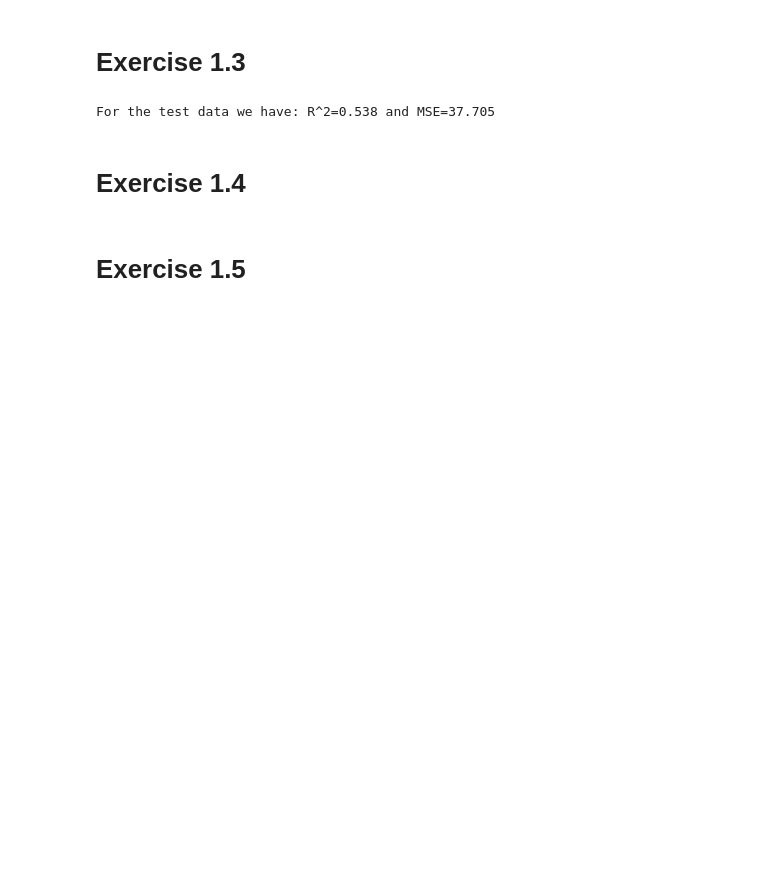
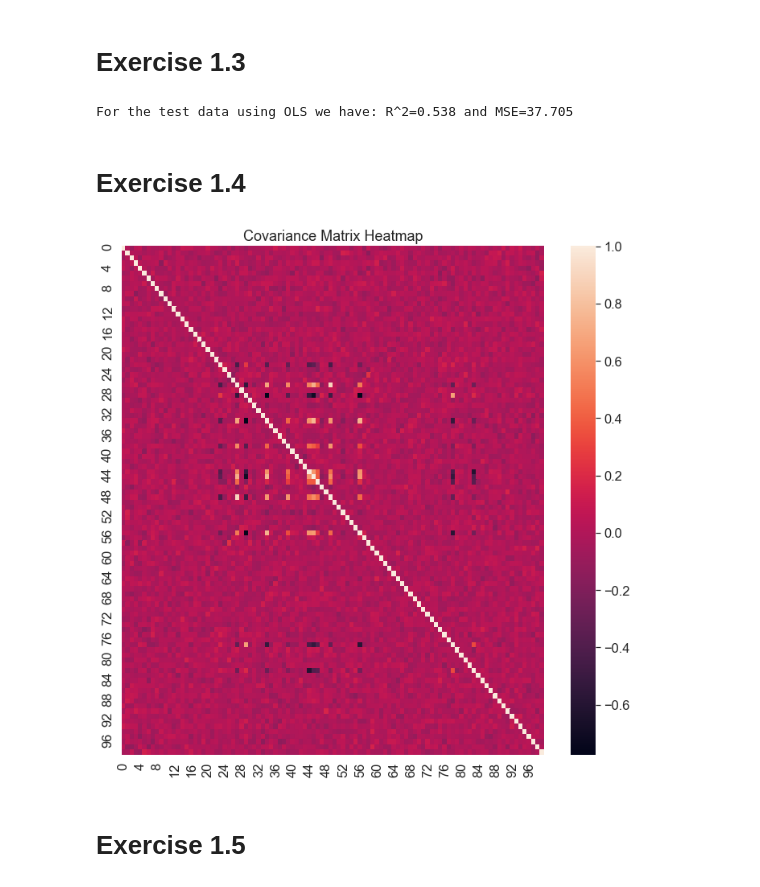
Before and after one commit to daniel-deutsch/SD-TSIA204, a Jupyter notebook: TP2/sd-tsia204_lab2_jorge_deutsch_daniel.ipynb, the cells around one changed output. Saved outputs shown, nothing was run; the diff lists cells and outputs as text; code cells hidden in the pictures; blank space fills up the shorter version.

```diff
--- a/TP2/sd-tsia204_lab2_jorge_deutsch_daniel.ipynb
+++ b/TP2/sd-tsia204_lab2_jorge_deutsch_daniel.ipynb
@@ -117,31 +118,29 @@ df_coef['OLS'] = model.coef_.flatten()
 r2 = R2(Y_test, Y_test_pred)
 mse = MSE(Y_test, Y_test_pred)
 
-print(f"For the test data we have: R^2={r2:.3f} and MSE={mse:.3f}")
+# Adds the results to df_results
+df_results = pd.concat([df_results, pd.DataFrame({'method': ["OLS"], 'R2': [r2], 'MSE': [mse]})], ignore_index=True)
+
+print(f"For the test data using OLS we have: R^2={r2:.3f} and MSE={mse:.3f}")
 # %% [output]
-For the test data we have: R^2=0.538 and MSE=37.705
+For the test data using OLS we have: R^2=0.538 and MSE=37.705
 # %% [markdown]
 # Exercise 1.4
 # %%
 # Obtains covariance matrix
 cov_matrix = np.cov(X_train.T)
 
 # Compute Singular Value Decomposition (SVD) of the covariance matrix
 U, s, V = np.linalg.svd(cov_matrix)
 
 # Plot Heatmap of the covariance matrix
-# plt.figure(figsize=(10, 10))
-# hm = sns.heatmap(
-#     cov_matrix,
-#     cbar = True,
-#     annot = True,
-#     square = True,
-#     fmt = '.2f',
-#     annot_kws = { 'size': 12 }
-# )
-# plt.title("Covariance Matrix Heatmap")
-# plt.tight_layout()
-# plt.show()
+plt.figure(figsize=(10, 10))
+_ = sns.heatmap(cov_matrix)
+plt.title("Covariance Matrix Heatmap")
+plt.tight_layout()
+plt.show()
+# %% [output]
+[figure, added]
 # %% [markdown]
 # Exercise 1.5
 # %%
```
Also changed, not shown: parts of 23 cells of this notebook.
